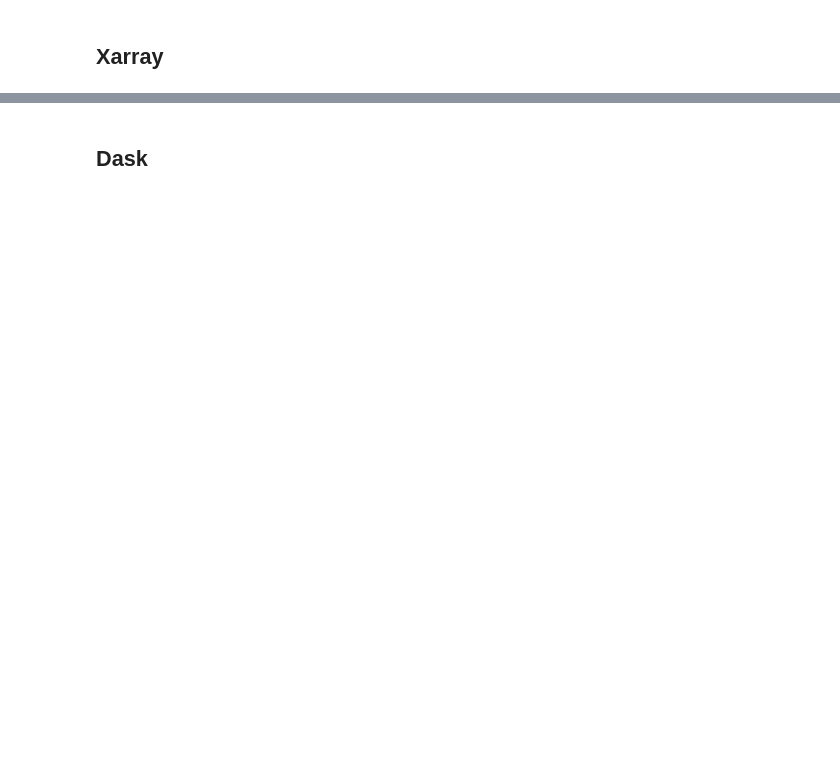
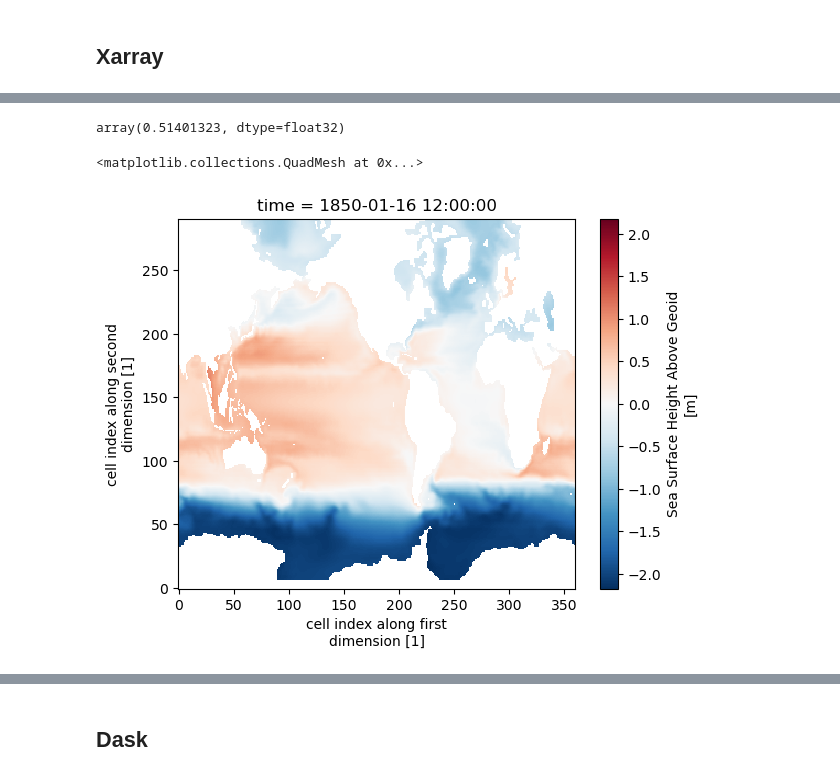
Before and after one commit to auraoupa/drakkar-demo-notebooks, a Jupyter notebook: Basics.ipynb, the cells around one changed output, grey strips where cells are left out. Cells and saved outputs as stored; diff of their text form; code cells hidden in the pictures; blank space fills up the shorter version.

```diff
--- a/Basics.ipynb
+++ b/Basics.ipynb
@@ -33,3 +20,8 @@ So you have data and metadata, coordinates for instance
 Documentation and tutorial : https://tutorial.xarray.dev/intro.html
 # %%
 import xarray as xr
+# %%
+# Let's open a dataset that is sitting on the cloud
+store = 'https://ncsa.osn.xsede.org/Pangeo/pangeo-forge/cmip6-feedstock/CMIP6.CMIP.CCCma.CanESM5.historical.r1i1p1f1.Omon.zos.gn.v20190429.zarr'
+ds = xr.open_dataset(store, engine='zarr', chunks={})
+ds
@@ -35,0 +196,11 @@ import xarray as xr
+# %%
+# What is the value at a particular location
+ds['zos'][0,100,100].values
+# %% [output]
+array(0.51401323, dtype=float32)
+# %%
+# We plot a map at one date
+ds['zos'].isel(time=0).plot()
+# %% [output]
+<matplotlib.collections.QuadMesh at 0x...>
+[figure, added]
```
Also changed, not shown: parts of 28 cells of this notebook, 1 other file.
